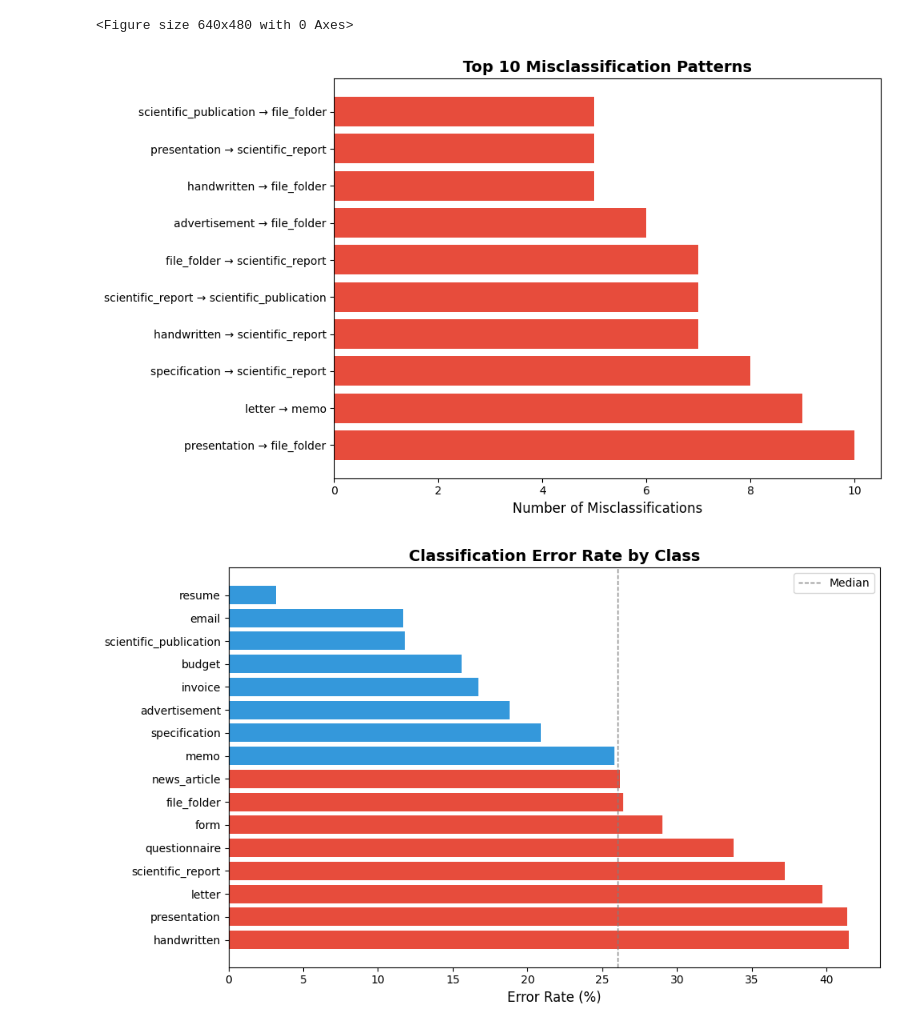
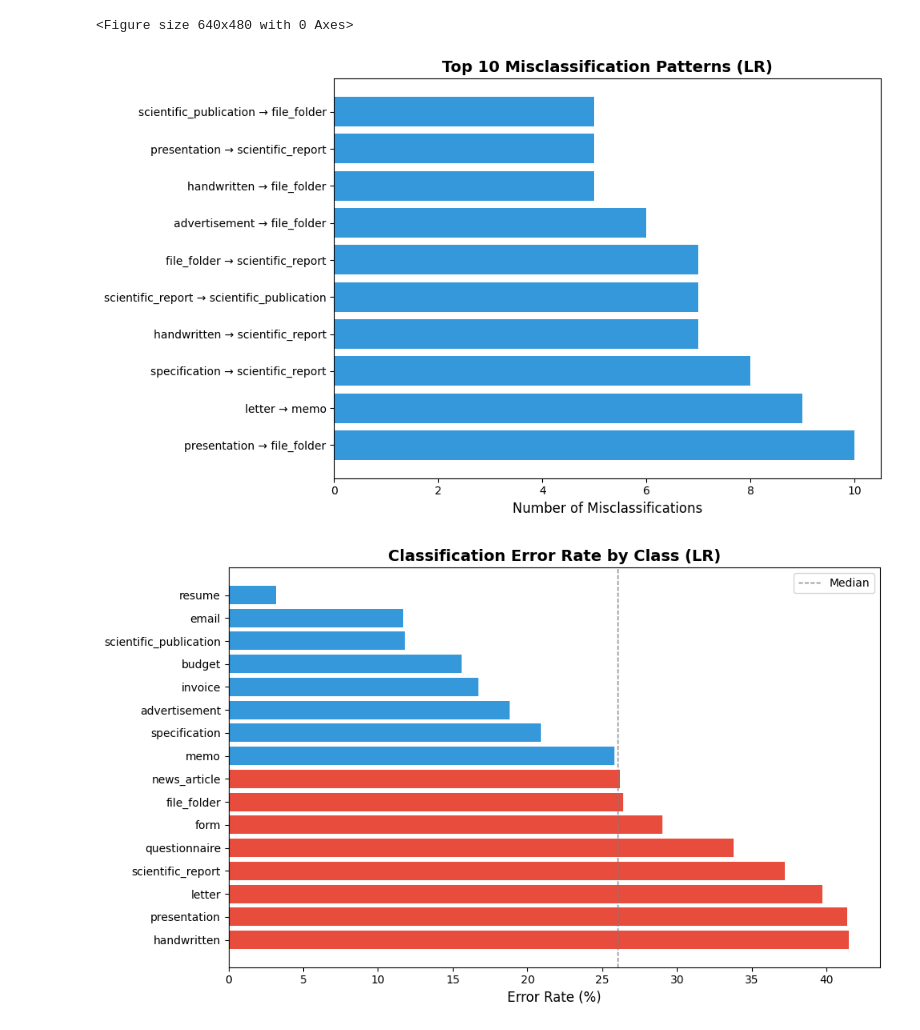
Before and after one commit to rrrraghav/nlp_file_organizer, a Jupyter notebook: models/lr.ipynb, the cells around one changed output. Drawn from its saved outputs; the diff is of its cells as text; code cells hidden in the pictures.

Commit message:
rnn and lr err analysis done

```diff
--- a/models/lr.ipynb
+++ b/models/lr.ipynb
@@ -180,59 +180,37 @@ misclass_pairs = misclass_df.groupby(['true_label', 'predicted_label']).size().r
 misclass_pairs = misclass_pairs.sort_values('count', ascending=False)
 
 plt.figure(figsize=(10, 6))
 top_pairs = misclass_pairs.head(10)
-plt.barh(range(len(top_pairs)), top_pairs['count'], color='#e74c3c')
+plt.barh(range(len(top_pairs)), top_pairs['count'], color='#3498db')
 plt.yticks(range(len(top_pairs)),
            [f"{row['true_label']} → {row['predicted_label']}"
             for _, row in top_pairs.iterrows()])
 plt.xlabel('Number of Misclassifications', fontsize=12)
-plt.title('Top 10 Misclassification Patterns', fontsize=14, fontweight='bold')
+plt.title('Top 10 Misclassification Patterns (LR)', fontsize=14, fontweight='bold')
 plt.tight_layout()
-plt.savefig('presentation_misclass_patterns.png', dpi=300, bbox_inches='tight')
+plt.savefig('presentation_misclass_patterns_lr.png', dpi=300, bbox_inches='tight')
 plt.show()
 
 error_by_class = pd.DataFrame({
     'Class': class_names,
     'Total': [np.sum(y_test == i) for i in range(len(class_names))],
     'Errors': [np.sum((y_test == i) & (y_pred_tuned != i)) for i in range(len(class_names))],
 })
 error_by_class['Error Rate (%)'] = (error_by_class['Errors'] / error_by_class['Total'] * 100).round(1)
 error_by_class = error_by_class.sort_values('Error Rate (%)', ascending=False)
 
 plt.figure(figsize=(10, 6))
 colors = ['#e74c3c' if x > error_by_class['Error Rate (%)'].median() else '#3498db'
           for x in error_by_class['Error Rate (%)']]
 plt.barh(error_by_class['Class'], error_by_class['Error Rate (%)'], color=colors)
 plt.xlabel('Error Rate (%)', fontsize=12)
-plt.title('Classification Error Rate by Class', fontsize=14, fontweight='bold')
+plt.title('Classification Error Rate by Class (LR)', fontsize=14, fontweight='bold')
 plt.axvline(error_by_class['Error Rate (%)'].median(), color='gray', linestyle='--',
             linewidth=1, label='Median')
 plt.legend()
 plt.tight_layout()
-plt.savefig('presentation_error_by_class.png', dpi=300, bbox_inches='tight')
+plt.savefig('presentation_error_by_class_lr.png', dpi=300, bbox_inches='tight')
 plt.show()
-
-decision_scores = best_model.decision_function(X_test)
-probabilities = np.exp(decision_scores) / np.exp(decision_scores).sum(axis=1, keepdims=True)
-predicted_probs = probabilities[np.arange(len(y_test)), y_pred_tuned]
-
-correct_mask = ~misclassified_mask
-correct_confidence = predicted_probs[correct_mask]
-incorrect_confidence = predicted_probs[misclassified_mask]
-
-plt.figure(figsize=(10, 6))
-plt.hist(correct_confidence, bins=30, alpha=0.7, label='Correct Predictions',
-         color='#2ecc71', edgecolor='black', linewidth=0.5)
-plt.hist(incorrect_confidence, bins=30, alpha=0.7, label='Incorrect Predictions',
-         color='#e74c3c', edgecolor='black', linewidth=0.5)
-plt.xlabel('Model Confidence (Probability)', fontsize=12)
-plt.ylabel('Frequency', fontsize=12)
-plt.title('Prediction Confidence: Correct vs Incorrect', fontsize=14, fontweight='bold')
-plt.legend(fontsize=11)
-plt.grid(alpha=0.3)
-plt.tight_layout()
-plt.savefig('presentation_confidence_analysis.png', dpi=300, bbox_inches='tight')
-plt.show()
 # %% [output]
-[figure, old version]
+[figure, new version]
-[figure, old version]
+[figure, new version]
```
Also changed, not shown: parts of 3 cells of this notebook, 13 other files.
